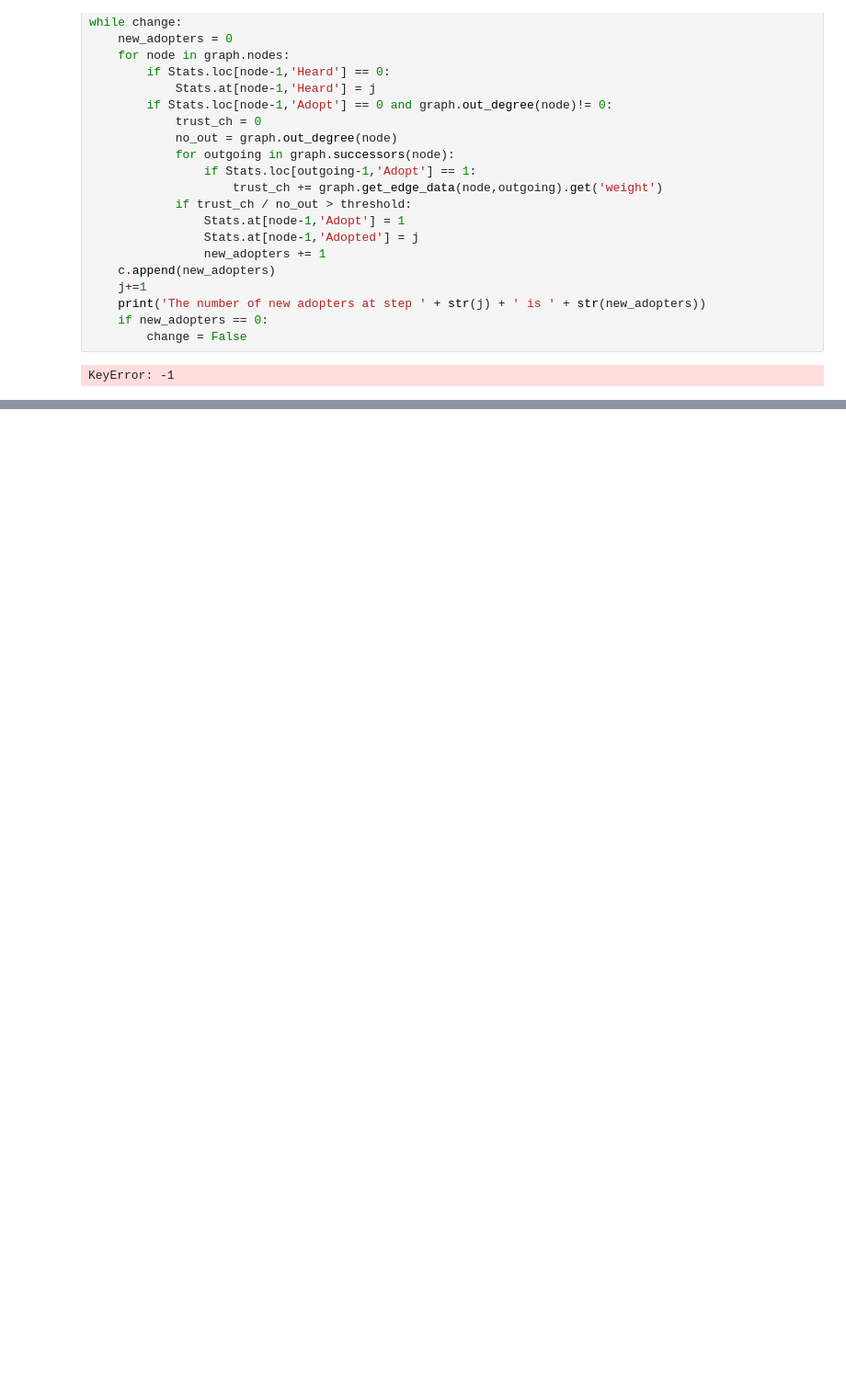
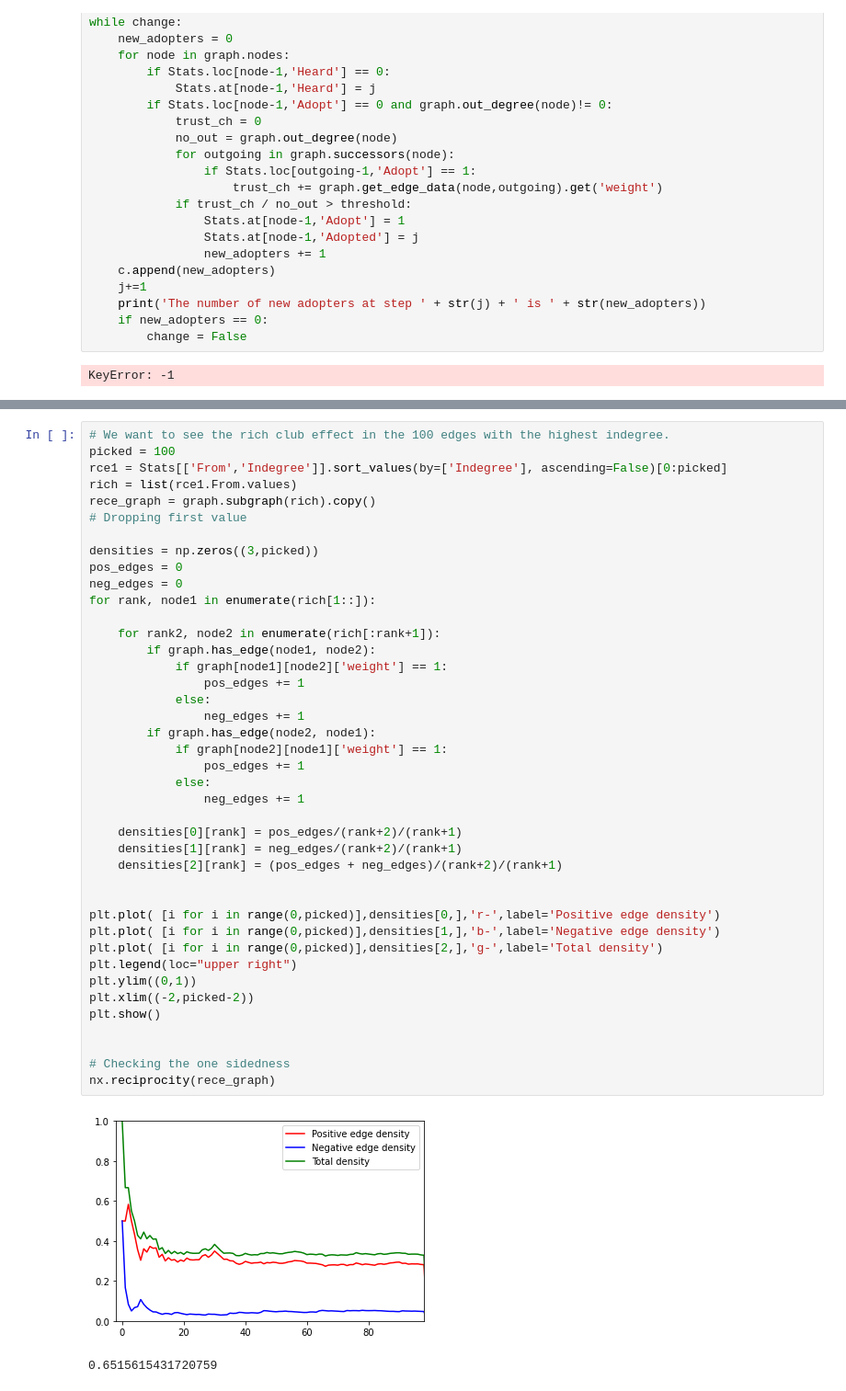
Before and after one commit to arkaprabha10/Social-Network-Analysis, a Jupyter notebook: trial epinion.ipynb, the cells around one changed output, grey strips where cells are left out. Shown at 92% size. Saved outputs shown, nothing was run; the diff lists cells and outputs as text; blank space fills up the shorter version.

```diff
--- a/trial epinion.ipynb
+++ b/trial epinion.ipynb
@@ -185,0 +325,44 @@ KeyError: -1
+# %%
+# We want to see the rich club effect in the 100 edges with the highest indegree.
+picked = 100
+rce1 = Stats[['From','Indegree']].sort_values(by=['Indegree'], ascending=False)[0:picked]
+rich = list(rce1.From.values)
+rece_graph = graph.subgraph(rich).copy()
+# Dropping first value
+
+densities = np.zeros((3,picked))
+pos_edges = 0
+neg_edges = 0
+for rank, node1 in enumerate(rich[1::]):
+
+    for rank2, node2 in enumerate(rich[:rank+1]):
+        if graph.has_edge(node1, node2):
+            if graph[node1][node2]['weight'] == 1:
+                pos_edges += 1
+            else:
+                neg_edges += 1
+        if graph.has_edge(node2, node1):
+            if graph[node2][node1]['weight'] == 1:
+                pos_edges += 1
+            else:
+                neg_edges += 1
+
+    densities[0][rank] = pos_edges/(rank+2)/(rank+1)
+    densities[1][rank] = neg_edges/(rank+2)/(rank+1)
+    densities[2][rank] = (pos_edges + neg_edges)/(rank+2)/(rank+1)
+
+
+plt.plot( [i for i in range(0,picked)],densities[0,],'r-',label='Positive edge density')
+plt.plot( [i for i in range(0,picked)],densities[1,],'b-',label='Negative edge density')
+plt.plot( [i for i in range(0,picked)],densities[2,],'g-',label='Total density')
+plt.legend(loc="upper right")
+plt.ylim((0,1))
+plt.xlim((-2,picked-2))
+plt.show()
+
+
+# Checking the one sidedness
+nx.reciprocity(rece_graph)
+# %% [output]
+[figure, added]
+0.6515615431720759
```
Also changed, not shown: parts of 16 cells of this notebook.
